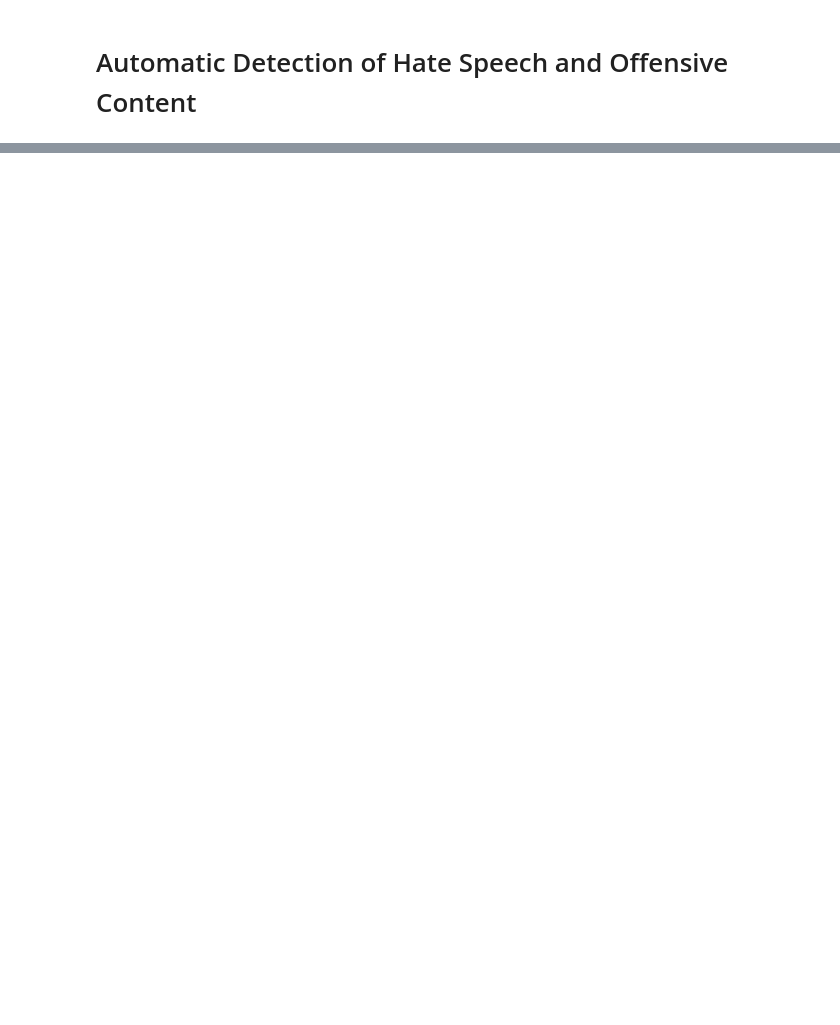
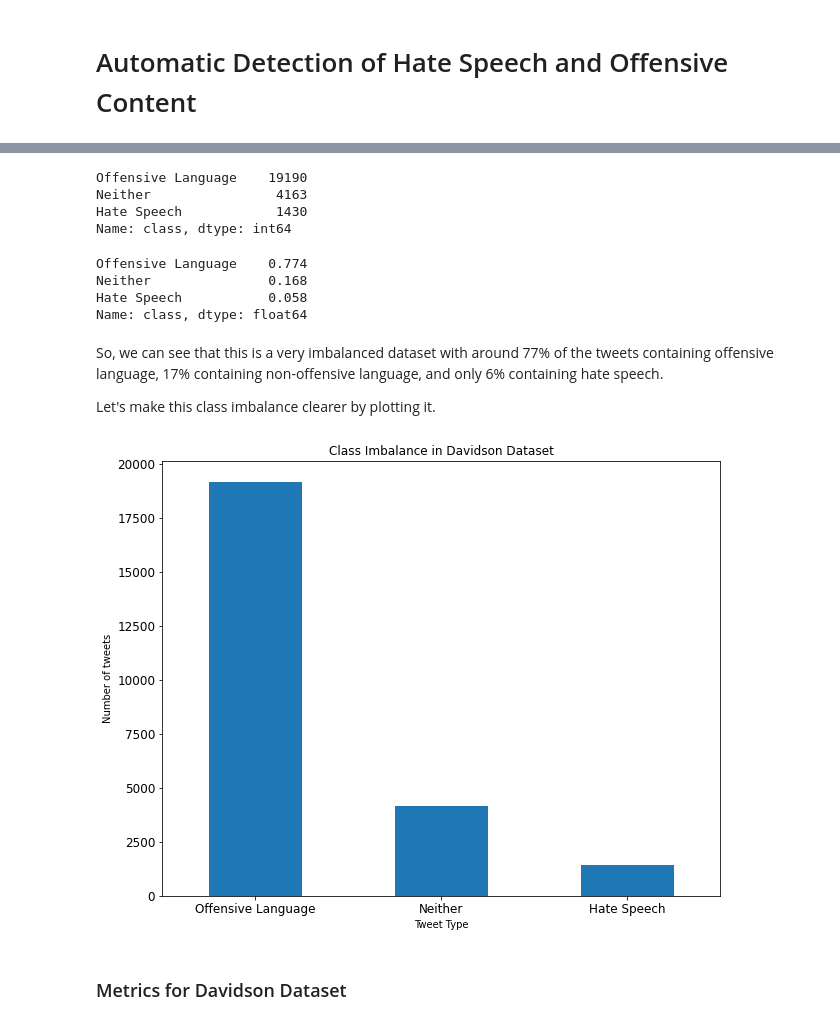
Before and after one commit to h-sarhan/hate-speech-classifier, a Jupyter notebook: Automatic Detection of Hate Speech and Offensive Content.ipynb, the cells around one changed output, grey strips where cells are left out. Drawn from its saved outputs; the diff is of its cells as text; code cells hidden in the pictures; blank space fills up the shorter version.

```diff
--- a/Automatic Detection of Hate Speech and Offensive Content.ipynb
+++ b/Automatic Detection of Hate Speech and Offensive Content.ipynb
@@ -172,0 +91,44 @@ f1_score(y_test, preds)
+# %%
+# Read the dataset with pandas
+davidson_preview = pd.read_csv(DAVIDSON_DATA_PATH, index_col=0)
+# %%
+# Get the count of each class, and rename the index for clarity
+class_count = davidson_preview['class'].value_counts().rename(index={
+    0: 'Hate Speech',
+    1: 'Offensive Language',
+    2: 'Neither'
+})
+
+class_count
+# %% [output]
+Offensive Language    19190
+Neither                4163
+Hate Speech            1430
+Name: class, dtype: int64
+# %%
+# Class count as percentages
+(class_count / class_count.sum()).round(3)
+# %% [output]
+Offensive Language    0.774
+Neither               0.168
+Hate Speech           0.058
+Name: class, dtype: float64
+# %% [markdown]
+So, we can see that this is a very imbalanced dataset with around 77% of the tweets containing offensive language, 17% containing non-offensive language, and only 6% containing hate speech.
+
+Let's make this class imbalance clearer by plotting it.
+# %%
+# Increase figure size
+plt.figure(figsize=(10, 8))
+
+# Use the built-in plotting functionality of pandas to create a bar plot
+class_count.plot(kind='bar',
+                 rot=0,
+                 xlabel='Tweet Type',
+                 ylabel='Number of tweets',
+                 title='Class Imbalance in Davidson Dataset',
+                 fontsize=12);
+# %% [output]
+[figure, added]
+# %% [markdown]
+### Metrics for Davidson Dataset
```
Also changed, not shown: parts of 187 cells of this notebook, 8 other files.
